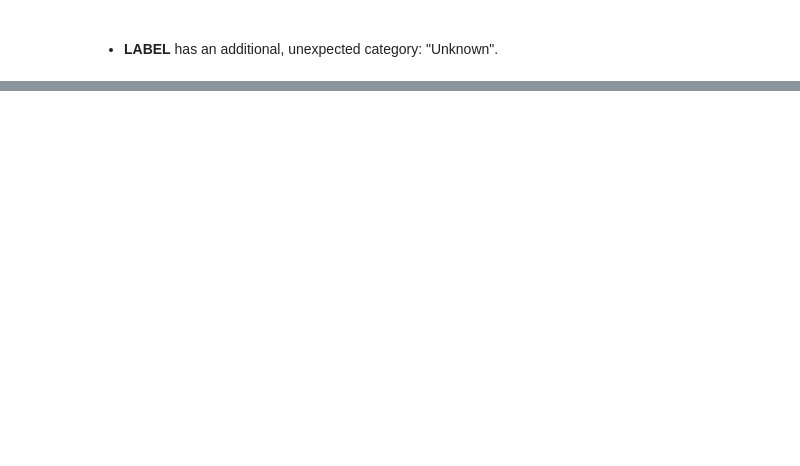
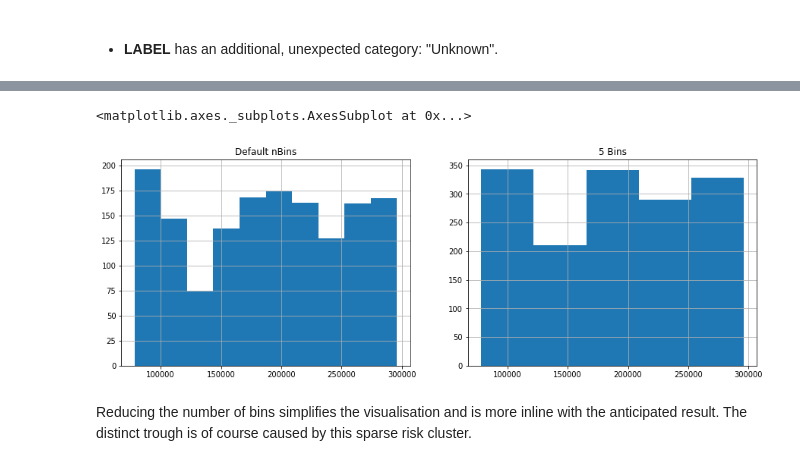
Before and after one commit to crkaz/data-mining, a Jupyter notebook: acw/ACW.ipynb, the cells around one changed output, grey strips where cells are left out. Saved outputs shown, nothing was run; the diff lists cells and outputs as text; code cells hidden in the pictures; blank space fills up the shorter version.

```diff
--- a/acw/ACW.ipynb
+++ b/acw/ACW.ipynb
@@ -799,0 +1201,14 @@ Revisits:
+# %%
+# Plot historgram with default number of bins.
+plt.figure(figsize=(15,5))
+plt.subplot(1,2,1, title="Default nBins")
+imputedDf["id"].hist()
+
+# Plot historgram with fewer bins.
+plt.subplot(1,2,2, title="5 Bins")
+imputedDf["id"].hist(bins=5)
+# %% [output]
+<matplotlib.axes._subplots.AxesSubplot at 0x...>
+[figure, added]
+# %% [markdown]
+Reducing the number of bins simplifies the visualisation and is more inline with the anticipated result. The distinct trough is of course caused by this sparse risk cluster.
```
Also changed, not shown: parts of 202 cells of this notebook, 5 other files.
